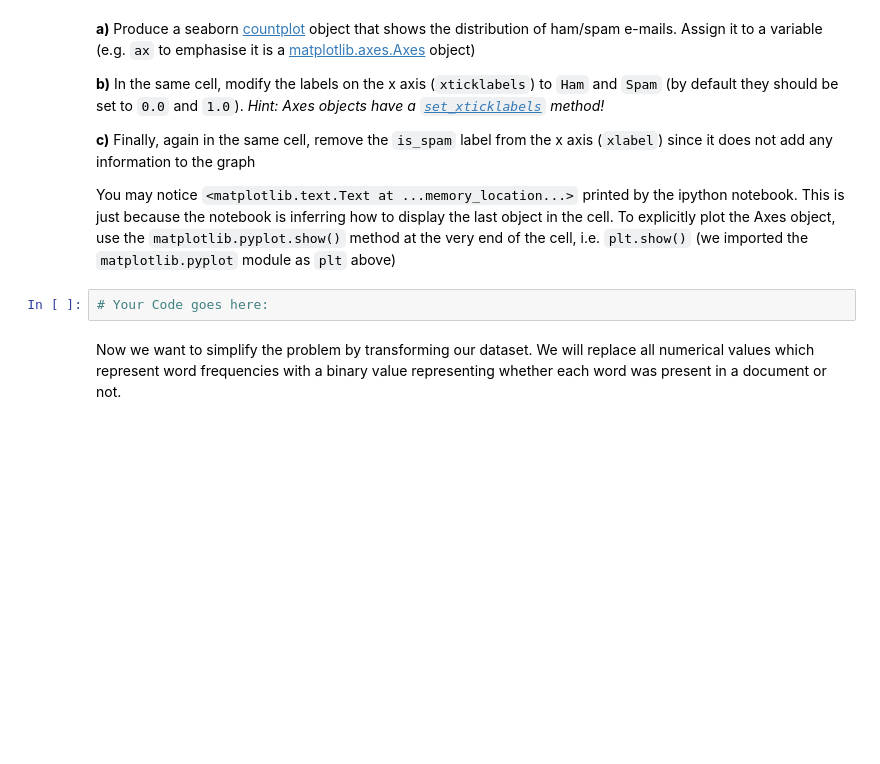
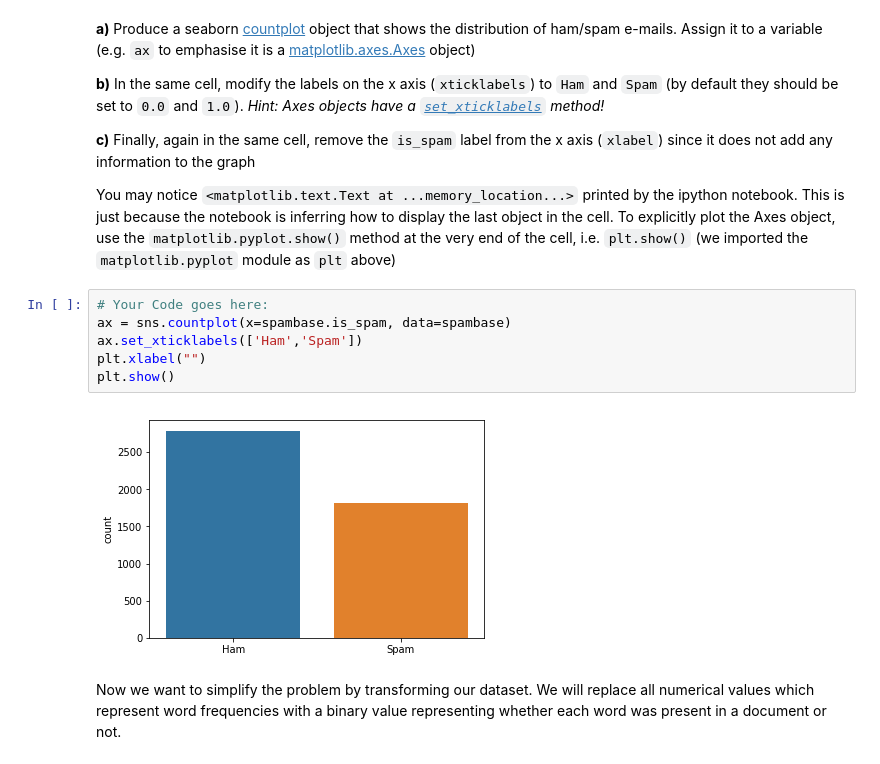
Before and after one commit to ZeroSum24/IAML2018, a Jupyter notebook: Labs/01 - Analysis and Visualisation.ipynb, the cells around one changed output. Cells and saved outputs as stored; diff of their text form; blank space fills up the shorter version.

```diff
--- a/Labs/01 - Analysis and Visualisation.ipynb
+++ b/Labs/01 - Analysis and Visualisation.ipynb
@@ -127,8 +127,14 @@ Now let's get a feeling of the distribution of ham (i.e. valid) vs. spam emails.
 **c)** Finally, again in the same cell, remove the `is_spam` label from the x axis (`xlabel`) since it does not add any information to the graph
 
 You may notice `<matplotlib.text.Text at ...memory_location...>` printed by the ipython notebook. This is just because the notebook is inferring how to display the last object in the cell. To explicitly plot the Axes object, use the `matplotlib.pyplot.show()` method at the very end of the cell, i.e. `plt.show()` (we imported the `matplotlib.pyplot` module as `plt` above)
-# %%
-# Your Code goes here:
+# %%
+# Your Code goes here:
+ax = sns.countplot(x=spambase.is_spam, data=spambase)
+ax.set_xticklabels(['Ham','Spam'])
+plt.xlabel("")
+plt.show()
+# %% [output]
+[figure, added]
 # %% [markdown]
 Now we want to simplify the problem by transforming our dataset. We will replace all numerical values which represent word frequencies with a binary value representing whether each word was present in a document or not.
 # %% [markdown]
```
Also changed, not shown: parts of 24 cells of this notebook, 1 other file.
